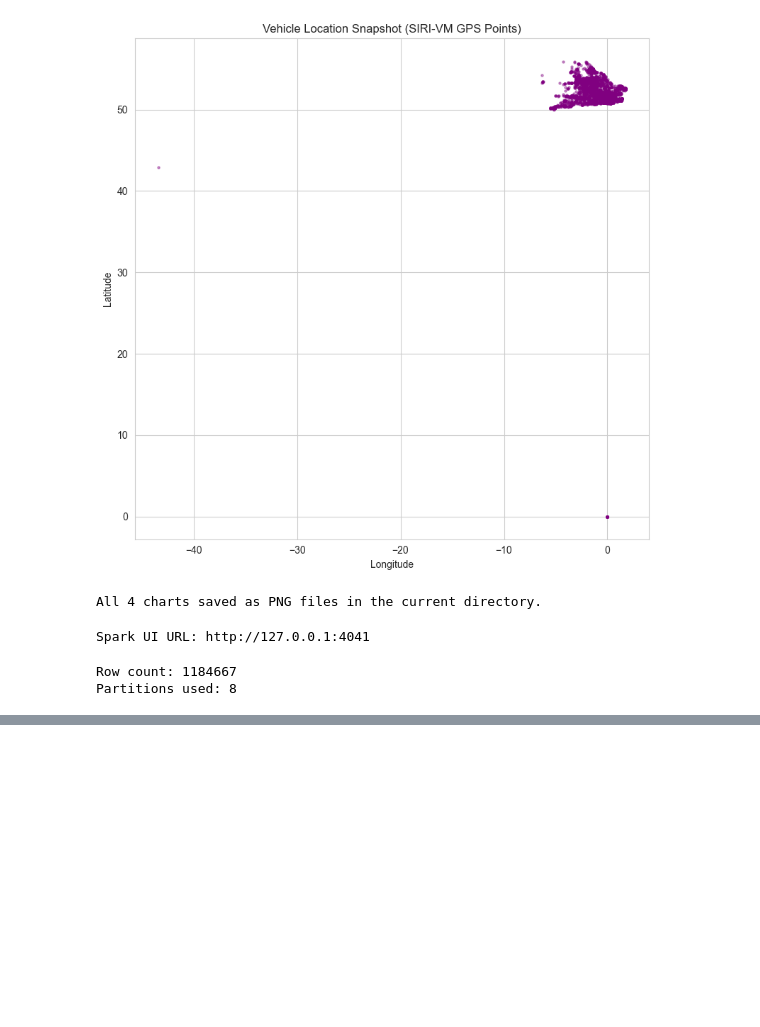
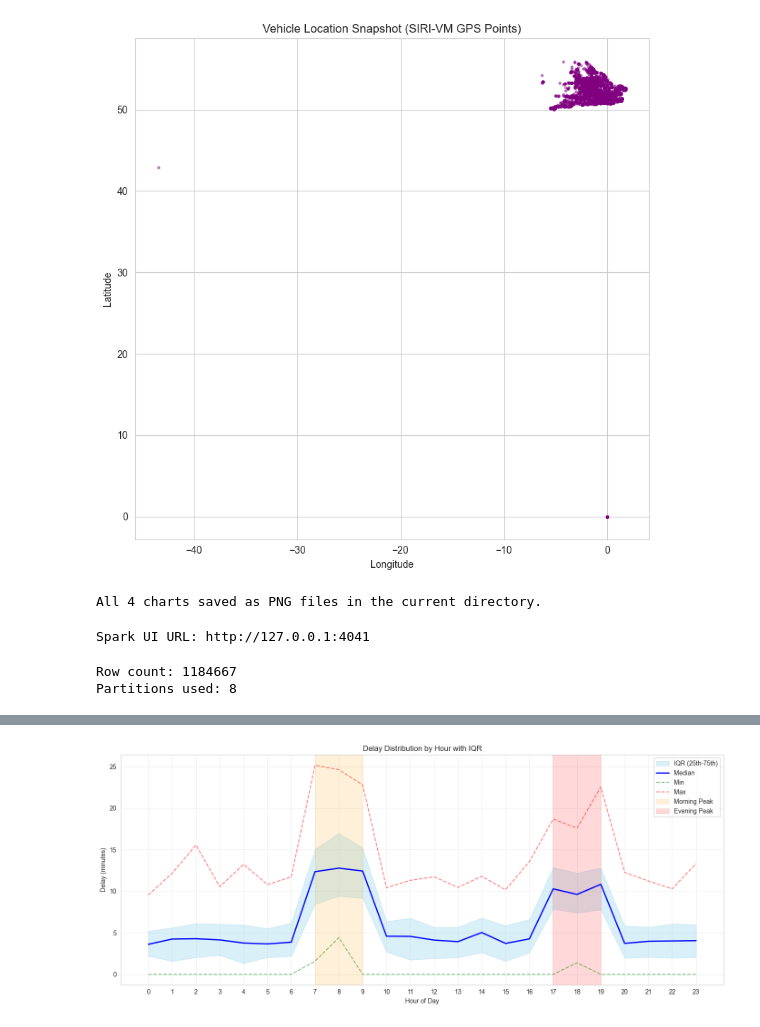
Before and after one commit to ankit21377/Big-Data-Route-Optimization, a Jupyter notebook: Peak Hour.ipynb, the cells around one changed output, grey strips where cells are left out. Cells and saved outputs as stored; diff of their text form; code cells hidden in the pictures; blank space fills up the shorter version.

```diff
--- a/Peak Hour.ipynb
+++ b/Peak Hour.ipynb
@@ -718,0 +754,67 @@ print("Database saved as route_optimization.db")
+# %%
+# Chart 6: Delay Distribution by Hour
+import pandas as pd
+import numpy as np
+import matplotlib.pyplot as plt
+
+# Create sample data for delays by hour
+np.random.seed(42)
+
+# Create hourly data
+hours = list(range(0, 24))
+hourly_data = []
+
+for hour in hours:
+    # Different delay patterns for different hours
+    if 7 <= hour <= 9:  # Morning peak - more delays
+        delays = np.random.normal(12, 5, 100)
+    elif 17 <= hour <= 19:  # Evening peak - more delays
+        delays = np.random.normal(10, 4, 100)
+    else:  # Off-peak - fewer delays
+        delays = np.random.normal(4, 3, 100)
+
+    # Create DataFrame for this hour
+    hour_df = pd.DataFrame({
+        "departure_hour": [hour] * len(delays),
+        "delay_minutes": delays
+    })
+    hourly_data.append(hour_df)
+
+# Combine all hours
+delay_by_hour_df = pd.concat(hourly_data, ignore_index=True)
+delay_by_hour_df["delay_minutes"] = delay_by_hour_df["delay_minutes"].clip(lower=0)
+
+# Calculate statistics by hour
+delay_stats = delay_by_hour_df.groupby("departure_hour")["delay_minutes"].agg([
+    ("q1", lambda x: x.quantile(0.25)),
+    ("median", lambda x: x.quantile(0.50)),
+    ("q3", lambda x: x.quantile(0.75)),
+    ("min_delay", "min"),
+    ("max_delay", "max")
+]).reset_index()
+
+# Plot
+plt.figure(figsize=(14, 6))
+
+hours = delay_stats["departure_hour"]
+q1 = delay_stats["q1"]
+q3 = delay_stats["q3"]
+median = delay_stats["median"]
+
+plt.fill_between(hours, q1, q3, alpha=0.3, color="skyblue", label="IQR (25th-75th)")
+plt.plot(hours, median, 'b-', linewidth=2, label="Median")
+plt.plot(hours, delay_stats["min_delay"], 'g--', alpha=0.5, label="Min")
+plt.plot(hours, delay_stats["max_delay"], 'r--', alpha=0.5, label="Max")
+plt.axvspan(7, 9, color="orange", alpha=0.15, label="Morning Peak")
+plt.axvspan(17, 19, color="red", alpha=0.15, label="Evening Peak")
+plt.xlabel("Hour of Day")
+plt.ylabel("Delay (minutes)")
+plt.title("Delay Distribution by Hour with IQR")
+plt.legend()
+plt.xticks(range(0, 24))
+plt.grid(True, alpha=0.3)
+plt.tight_layout()
+plt.savefig("chart6_delay_by_hour.png", dpi=150)
+plt.show()
+# %% [output]
+[figure, added]
```
Also changed, not shown: parts of 6 cells of this notebook, 8 other files.
